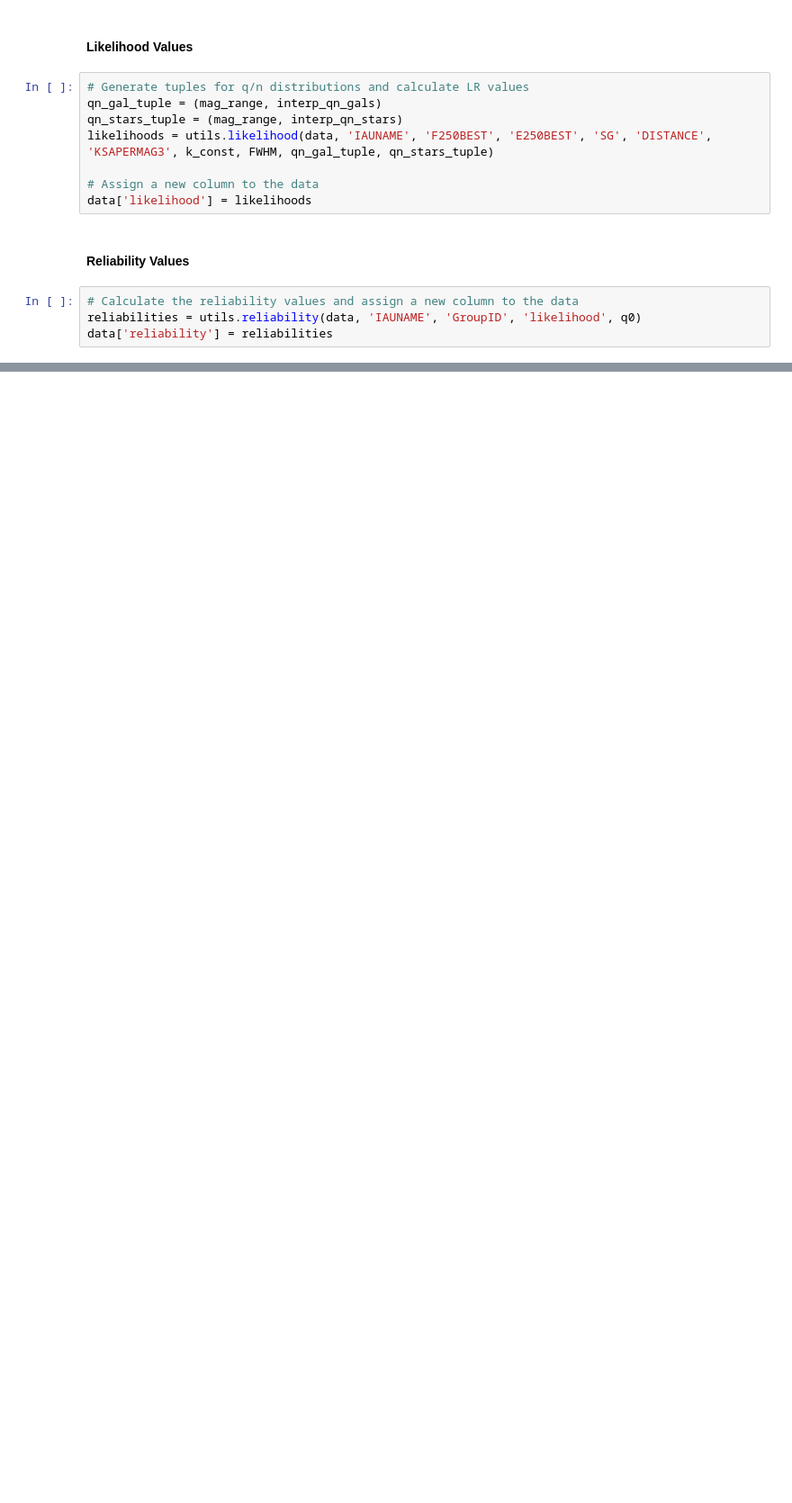
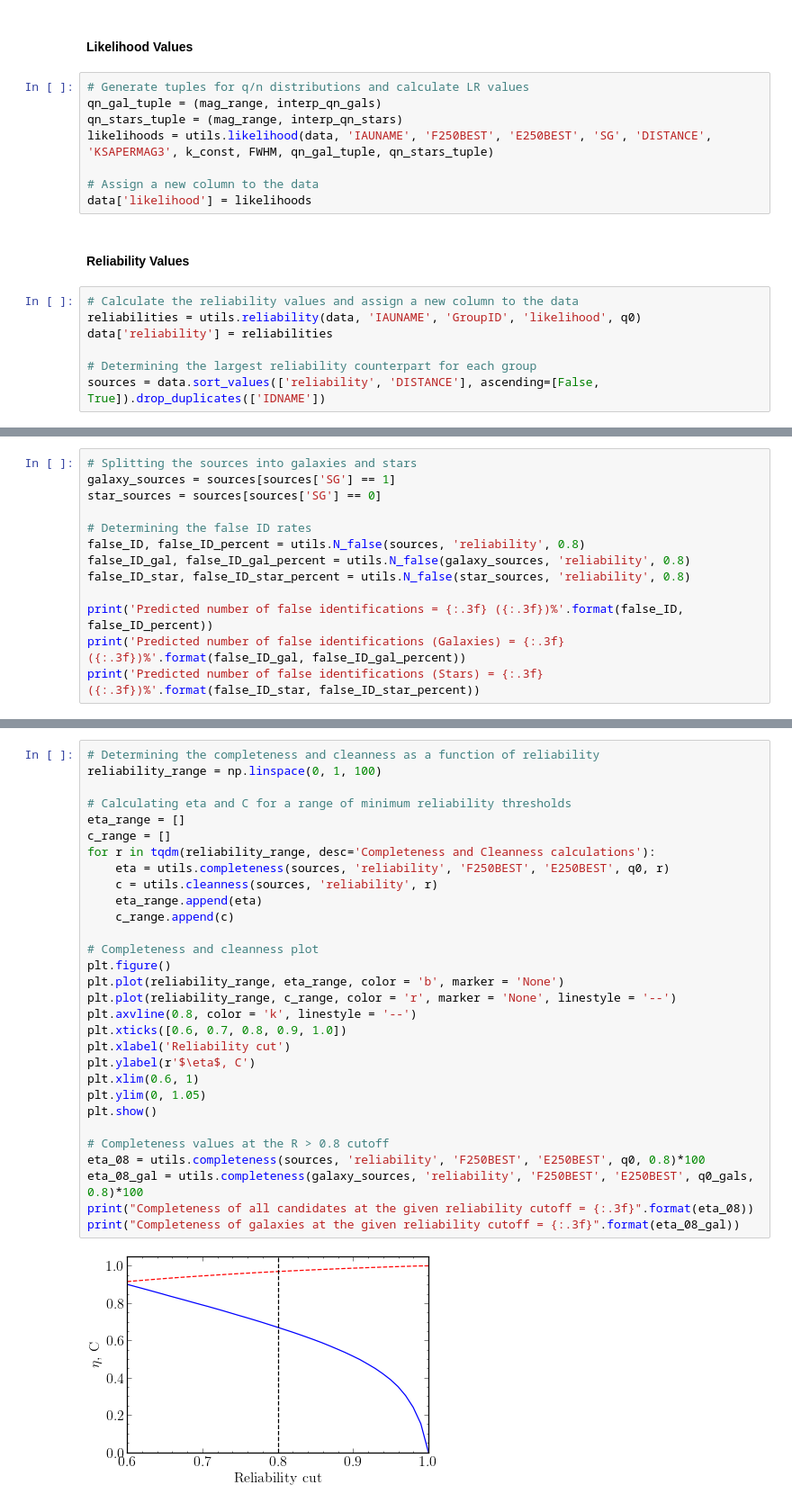
Before and after one commit to BradleyAWard/Herschel-ATLAS-DR3, a Jupyter notebook: HATLAS_DR3/identifications.ipynb, the cells around one changed output, grey strips where cells are left out. Shown: that part at 90% size. Drawn from its saved outputs; the diff is of its cells as text; blank space fills up the shorter version.

```diff
--- a/HATLAS_DR3/identifications.ipynb
+++ b/HATLAS_DR3/identifications.ipynb
@@ -259,3 +273,6 @@ data['likelihood'] = likelihoods
 # Calculate the reliability values and assign a new column to the data
 reliabilities = utils.reliability(data, 'IAUNAME', 'GroupID', 'likelihood', q0)
 data['reliability'] = reliabilities
+
+# Determining the largest reliability counterpart for each group
+sources = data.sort_values(['reliability', 'DISTANCE'], ascending=[False, True]).drop_duplicates(['IDNAME'])
@@ -266,0 +357,13 @@ _ = importlib.reload(sys.modules['utils'])
+# %%
+# Splitting the sources into galaxies and stars
+galaxy_sources = sources[sources['SG'] == 1]
+star_sources = sources[sources['SG'] == 0]
+
+# Determining the false ID rates
+false_ID, false_ID_percent = utils.N_false(sources, 'reliability', 0.8)
+false_ID_gal, false_ID_gal_percent = utils.N_false(galaxy_sources, 'reliability', 0.8)
+false_ID_star, false_ID_star_percent = utils.N_false(star_sources, 'reliability', 0.8)
+
+print('Predicted number of false identifications = {:.3f} ({:.3f})%'.format(false_ID, false_ID_percent))
+print('Predicted number of false identifications (Galaxies) = {:.3f} ({:.3f})%'.format(false_ID_gal, false_ID_gal_percent))
+print('Predicted number of false identifications (Stars) = {:.3f} ({:.3f})%'.format(false_ID_star, false_ID_star_percent))
@@ -266,0 +374,32 @@ _ = importlib.reload(sys.modules['utils'])
+# %%
+# Determining the completeness and cleanness as a function of reliability
+reliability_range = np.linspace(0, 1, 100)
+
+# Calculating eta and C for a range of minimum reliability thresholds
+eta_range = []
+c_range = []
+for r in tqdm(reliability_range, desc='Completeness and Cleanness calculations'):
+    eta = utils.completeness(sources, 'reliability', 'F250BEST', 'E250BEST', q0, r)
+    c = utils.cleanness(sources, 'reliability', r)
+    eta_range.append(eta)
+    c_range.append(c)
+
+# Completeness and cleanness plot
+plt.figure()
+plt.plot(reliability_range, eta_range, color = 'b', marker = 'None')
+plt.plot(reliability_range, c_range, color = 'r', marker = 'None', linestyle = '--')
+plt.axvline(0.8, color = 'k', linestyle = '--')
+plt.xticks([0.6, 0.7, 0.8, 0.9, 1.0])
+plt.xlabel('Reliability cut')
+plt.ylabel(r'$\eta$, C')
+plt.xlim(0.6, 1)
+plt.ylim(0, 1.05)
+plt.show()
+
+# Completeness values at the R > 0.8 cutoff
+eta_08 = utils.completeness(sources, 'reliability', 'F250BEST', 'E250BEST', q0, 0.8)*100
+eta_08_gal = utils.completeness(galaxy_sources, 'reliability', 'F250BEST', 'E250BEST', q0_gals, 0.8)*100
+print("Completeness of all candidates at the given reliability cutoff = {:.3f}".format(eta_08))
+print("Completeness of galaxies at the given reliability cutoff = {:.3f}".format(eta_08_gal))
+# %% [output]
+[figure, added]
```
Also changed, not shown: parts of 26 cells of this notebook.
